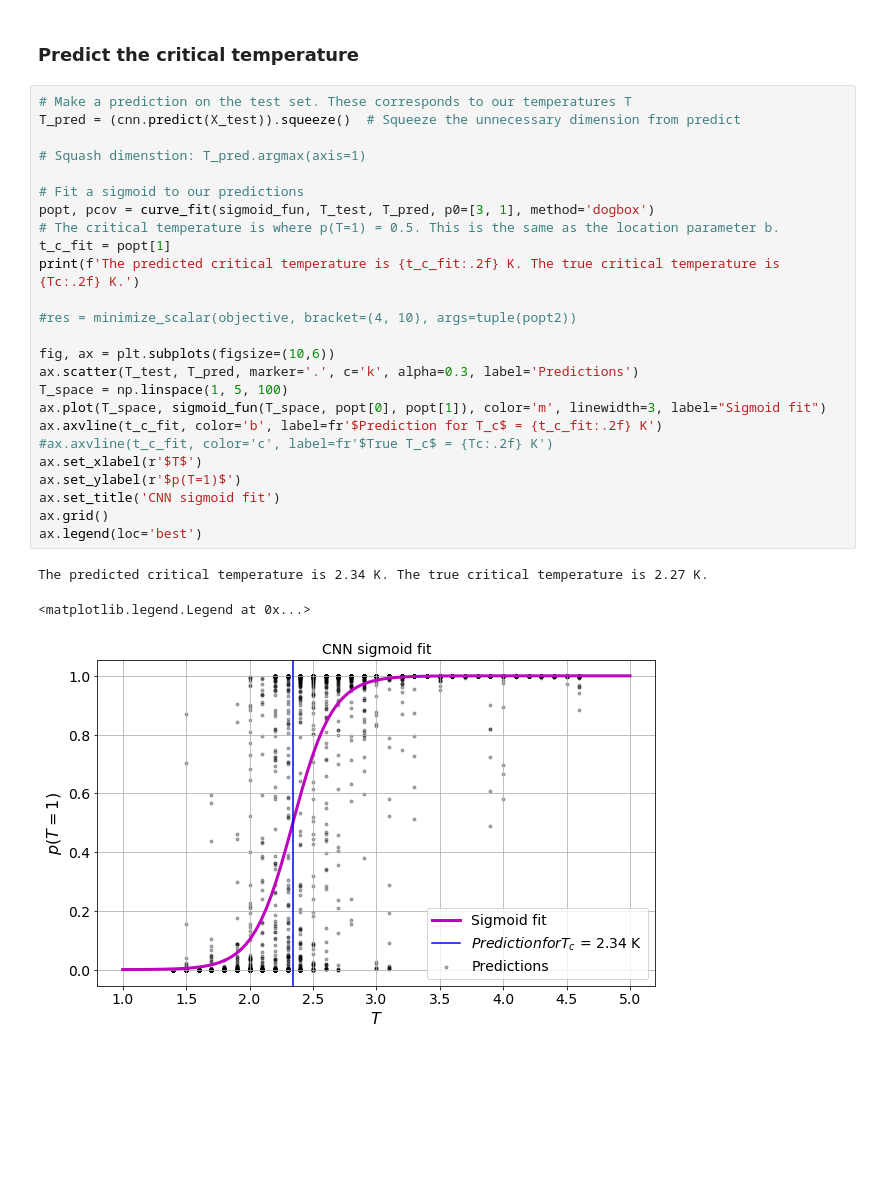
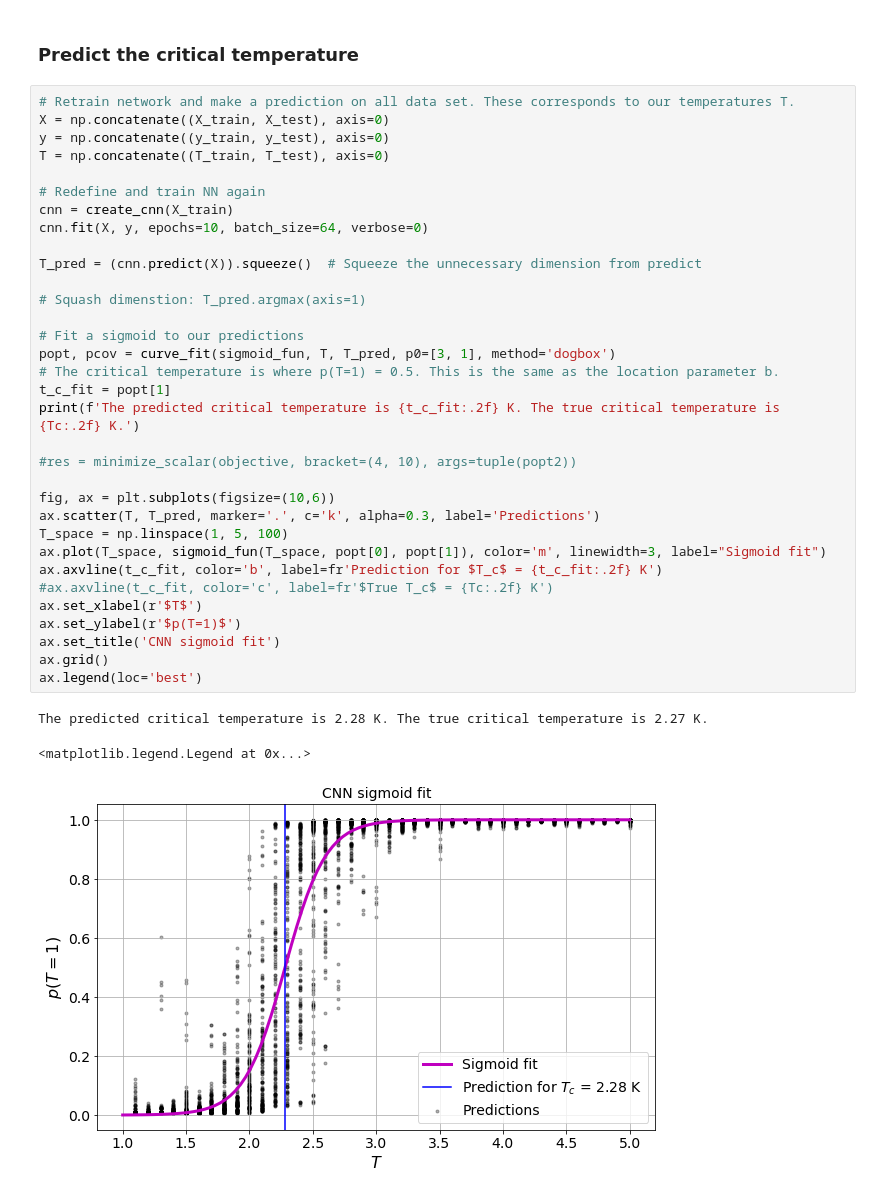
Before and after one commit to elindgren/lfd_project, a Jupyter notebook: Project 2/(Basic) Task 2 & 3 - DNN and CNN.ipynb, the cells around one changed output. Drawn from its saved outputs; the diff is of its cells as text; blank space fills up the shorter version.

```diff
--- a/Project 2/(Basic) Task 2 & 3 - DNN and CNN.ipynb
+++ b/Project 2/(Basic) Task 2 & 3 - DNN and CNN.ipynb
@@ -376,31 +383,39 @@ _________________________________________________________________
 # %% [markdown]
 ### Predict the critical temperature
 # %%
-# Make a prediction on the test set. These corresponds to our temperatures T
-T_pred = (cnn.predict(X_test)).squeeze()  # Squeeze the unnecessary dimension from predict
+# Retrain network and make a prediction on all data set. These corresponds to our temperatures T.
+X = np.concatenate((X_train, X_test), axis=0)
+y = np.concatenate((y_train, y_test), axis=0)
+T = np.concatenate((T_train, T_test), axis=0)
+
+# Redefine and train NN again
+cnn = create_cnn(X_train)
+cnn.fit(X, y, epochs=10, batch_size=64, verbose=0)
+
+T_pred = (cnn.predict(X)).squeeze()  # Squeeze the unnecessary dimension from predict
 
 # Squash dimenstion: T_pred.argmax(axis=1)
 
 # Fit a sigmoid to our predictions
-popt, pcov = curve_fit(sigmoid_fun, T_test, T_pred, p0=[3, 1], method='dogbox')
+popt, pcov = curve_fit(sigmoid_fun, T, T_pred, p0=[3, 1], method='dogbox')
 # The critical temperature is where p(T=1) = 0.5. This is the same as the location parameter b.
 t_c_fit = popt[1]
 print(f'The predicted critical temperature is {t_c_fit:.2f} K. The true critical temperature is {Tc:.2f} K.')
 
 #res = minimize_scalar(objective, bracket=(4, 10), args=tuple(popt2))
 
 fig, ax = plt.subplots(figsize=(10,6))
-ax.scatter(T_test, T_pred, marker='.', c='k', alpha=0.3, label='Predictions')
+ax.scatter(T, T_pred, marker='.', c='k', alpha=0.3, label='Predictions')
 T_space = np.linspace(1, 5, 100)
 ax.plot(T_space, sigmoid_fun(T_space, popt[0], popt[1]), color='m', linewidth=3, label="Sigmoid fit")
-ax.axvline(t_c_fit, color='b', label=fr'$Prediction for T_c$ = {t_c_fit:.2f} K')
+ax.axvline(t_c_fit, color='b', label=fr'Prediction for $T_c$ = {t_c_fit:.2f} K')
 #ax.axvline(t_c_fit, color='c', label=fr'$True T_c$ = {Tc:.2f} K')
 ax.set_xlabel(r'$T$')
 ax.set_ylabel(r'$p(T=1)$')
 ax.set_title('CNN sigmoid fit')
 ax.grid()
 ax.legend(loc='best')
 # %% [output]
-The predicted critical temperature is 2.34 K. The true critical temperature is 2.27 K.
+The predicted critical temperature is 2.28 K. The true critical temperature is 2.27 K.
 <matplotlib.legend.Legend at 0x...>
-[figure, old version]
+[figure, new version]
```
Also changed, not shown: parts of 3 cells of this notebook, 2 other files.
